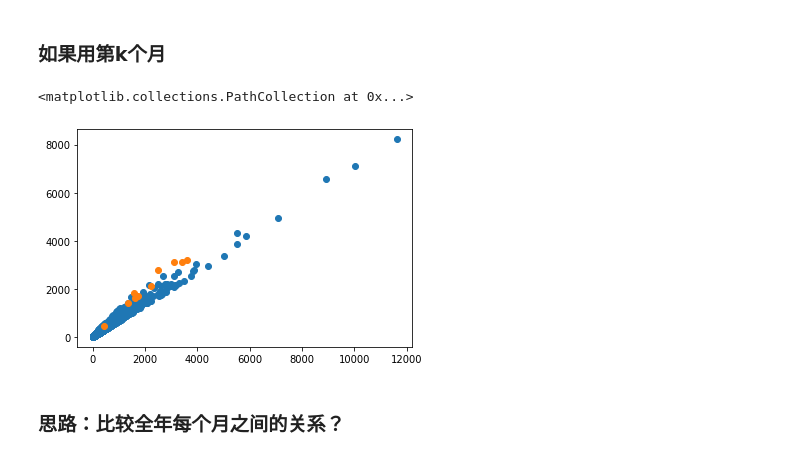
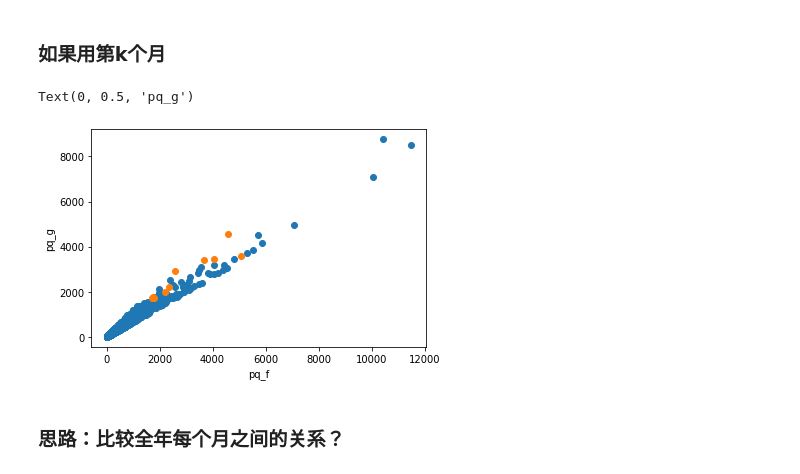
Before and after one commit to miaozjs/Mining-Detection, a Jupyter notebook: mj.ipynb, the cells around one changed output. Saved outputs shown, nothing was run; the diff lists cells and outputs as text; code cells hidden in the pictures.

```diff
--- a/mj.ipynb
+++ b/mj.ipynb
@@ -582,7 +588,7 @@ plt.scatter(tmp1_top1.pq_f,tmp1_top1.pq_z)
 # %% [markdown]
 ### 如果用第k个月
 # %%
-k=10
+k=22 - int(22*0.8)
 
 tmp0k = tmp0.groupby('id').apply(lambda x:x.sort_values('pq_g',ascending=False).head(k).tail(1))
 
@@ -590,10 +596,12 @@ tmp1k = tmp1.groupby('id').apply(lambda x:x.sort_values('pq_g',ascending=False).
 # %%
 # 看最大月份的峰谷
 plt.scatter(tmp0k.pq_f,tmp0k.pq_g)
 plt.scatter(tmp1k.pq_f,tmp1k.pq_g)
+plt.xlabel('pq_f')
+plt.ylabel('pq_g')
 # %% [output]
-<matplotlib.collections.PathCollection at 0x...>
+Text(0, 0.5, 'pq_g')
-[figure, old version]
+[figure, new version]
 # %% [markdown]
 ### 思路：比较全年每个月之间的关系？
 # %%
```
Also changed, not shown: parts of 29 cells of this notebook, 3 other files.
